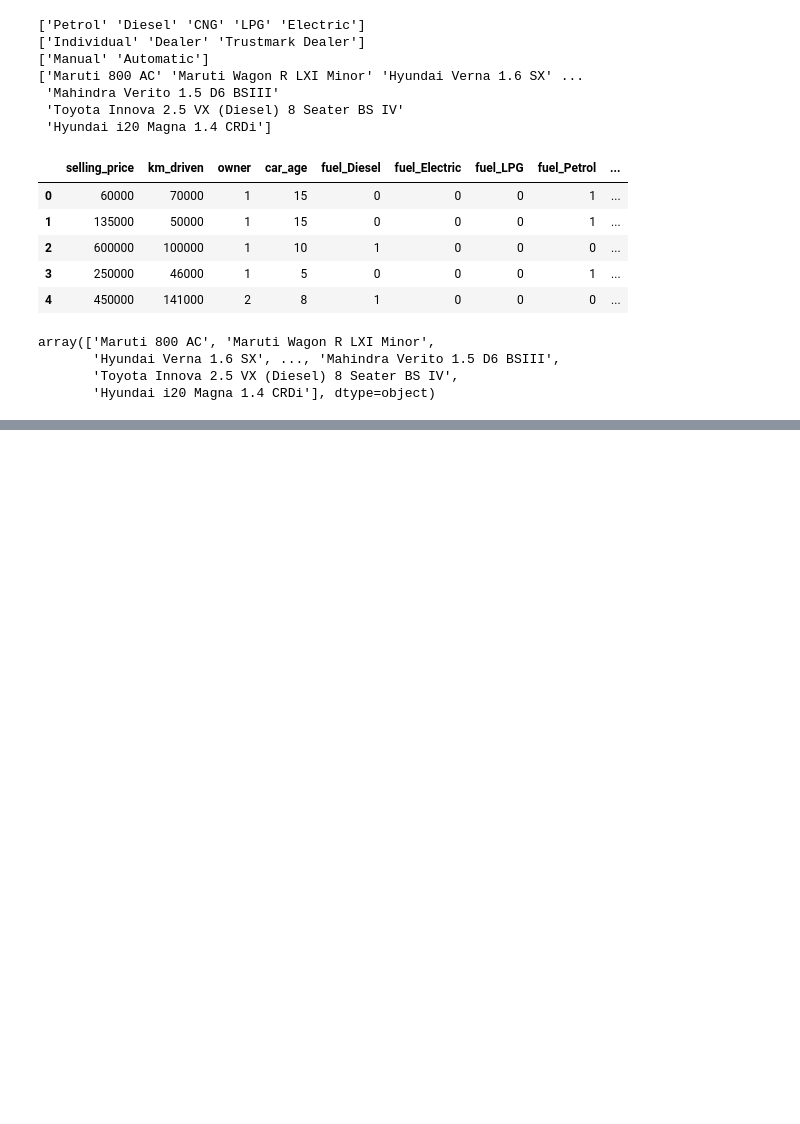
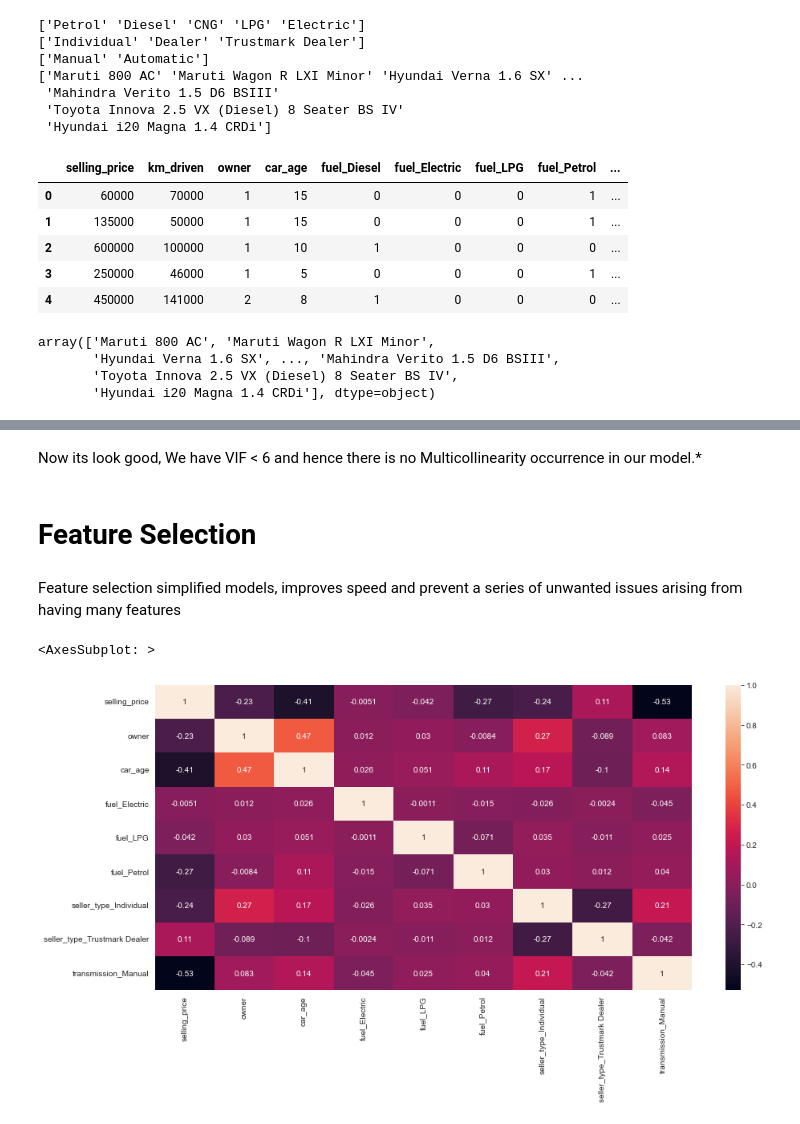
Before and after one commit to buriihenry/Used-Car-Price-Prediction, a Jupyter notebook: Used_Car_Price_Prediction.ipynb, the cells around one changed output, grey strips where cells are left out. Saved outputs shown, nothing was run; the diff lists cells and outputs as text; code cells hidden in the pictures; blank space fills up the shorter version.

Commit message:
Heat Map

```diff
--- a/Used_Car_Price_Prediction.ipynb
+++ b/Used_Car_Price_Prediction.ipynb
@@ -241,0 +263,3 @@ array(['Maruti 800 AC', 'Maruti Wagon R LXI Minor',
+# %%
+# Car_age, fuel_type_Diesel, fuel_petrol, transmission_manual features have high VIF
+data_no_multicolinearity = df2.drop(['km_driven','fuel_Diesel'],axis=1)
@@ -241,0 +285,13 @@ array(['Maruti 800 AC', 'Maruti Wagon R LXI Minor',
+# %% [markdown]
+Now its look good, We have VIF < 6 and hence there is no Multicollinearity occurrence in our model.*
+# %% [markdown]
+# Feature Selection
+# %% [markdown]
+Feature selection simplified models, improves speed and prevent a series of unwanted issues arising from having many features
+# %%
+# correlation heat map
+plt.figure(figsize=[15,7])
+sns.heatmap(data_no_multicolinearity.corr(), annot=True)
+# %% [output]
+<AxesSubplot: >
+[figure, added]
```
Also changed, not shown: parts of 2 cells of this notebook.
